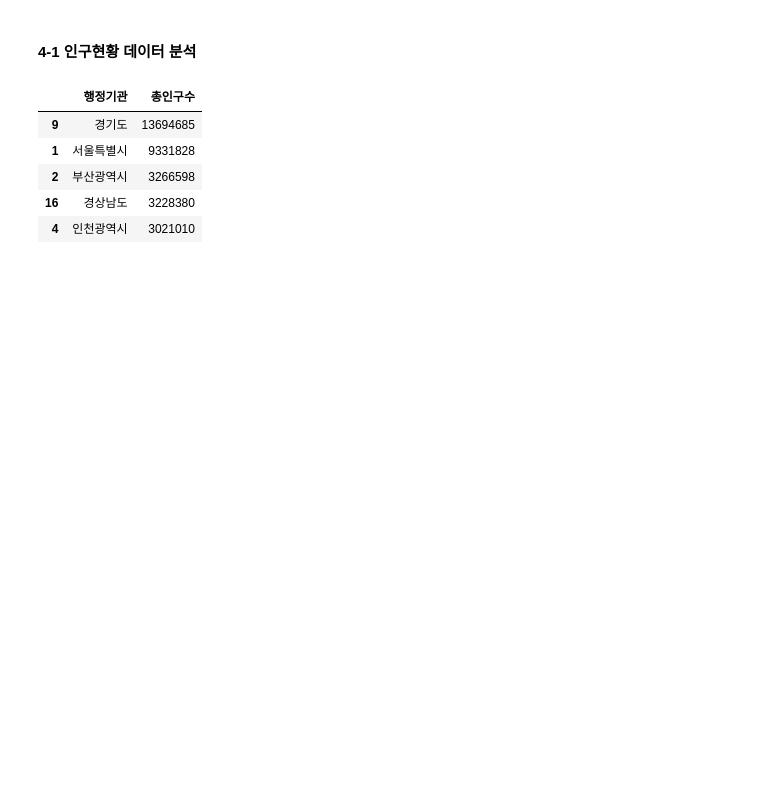
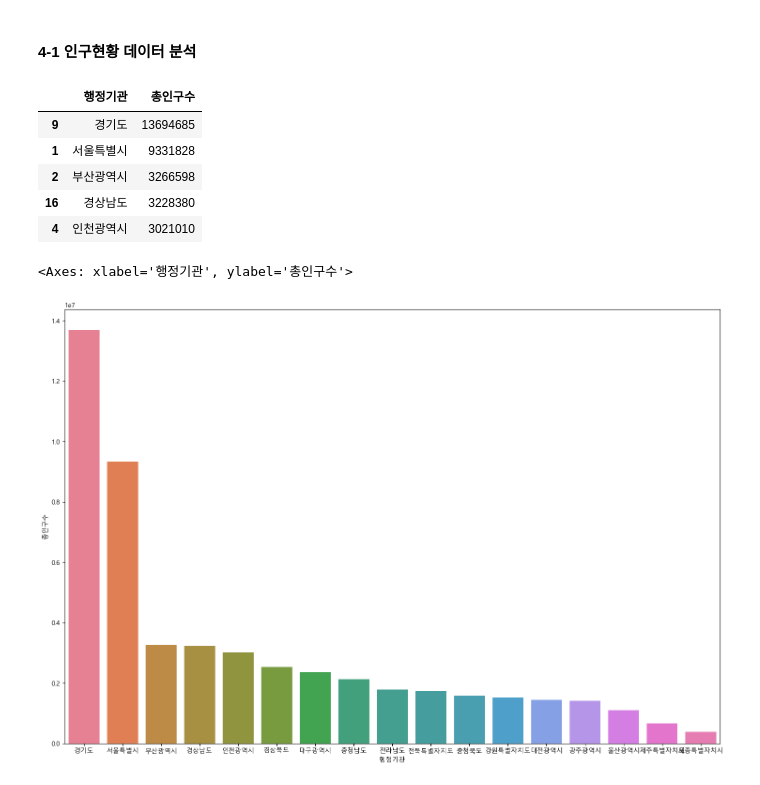
Before and after one commit to seoyeon020/Python_Webscraping_Analysis, a Jupyter notebook: 연습문제_웹스크래핑/인구현황분석.ipynb, the cells around one changed output. Drawn from its saved outputs; the diff is of its cells as text; code cells hidden in the pictures; blank space fills up the shorter version.

```diff
--- a/연습문제_웹스크래핑/인구현황분석.ipynb
+++ b/연습문제_웹스크래핑/인구현황분석.ipynb
@@ -6,8 +6,8 @@ person = pd.read_csv('../data/인구현황.csv')
 person
 # %%
 # 1. 지역별 총인구수 Top5
-top5 = person[['행정기관','총인구수']].sort_values(by='총인구수',ascending=False)
-top5[1:6]
+top5 = person[['행정기관','총인구수']].sort_values(by='총인구수',ascending=False).iloc[1:]
+top5.head()
 # %% [output]
 |  | 행정기관 | 총인구수 |
 | 9 | 경기도 | 13694685 |
@@ -15,3 +15,21 @@ top5[1:6]
 | 2 | 부산광역시 | 3266598 |
 | 16 | 경상남도 | 3228380 |
 | 4 | 인천광역시 | 3021010 |
+# %%
+import matplotlib
+import matplotlib.pyplot as plt
+import matplotlib.font_manager as fm
+import seaborn as sns
+
+#한글폰트 path 설정
+font_path = 'C:\\Windows\\Fonts\\malgun.ttf'
+#font의 파일정보로 font name 을 알아내기
+font_name = fm.FontProperties(fname=font_path).get_name()
+matplotlib.rc('font', family=font_name)
+
+figure, ax1 = plt.subplots(nrows=1, ncols=1)
+figure.set_size_inches(18,12)
+sns.barplot(data=top5, x="행정기관", y="총인구수", ax=ax1,hue='행정기관')
+# %% [output]
+<Axes: xlabel='행정기관', ylabel='총인구수'>
+[figure, added]
```
